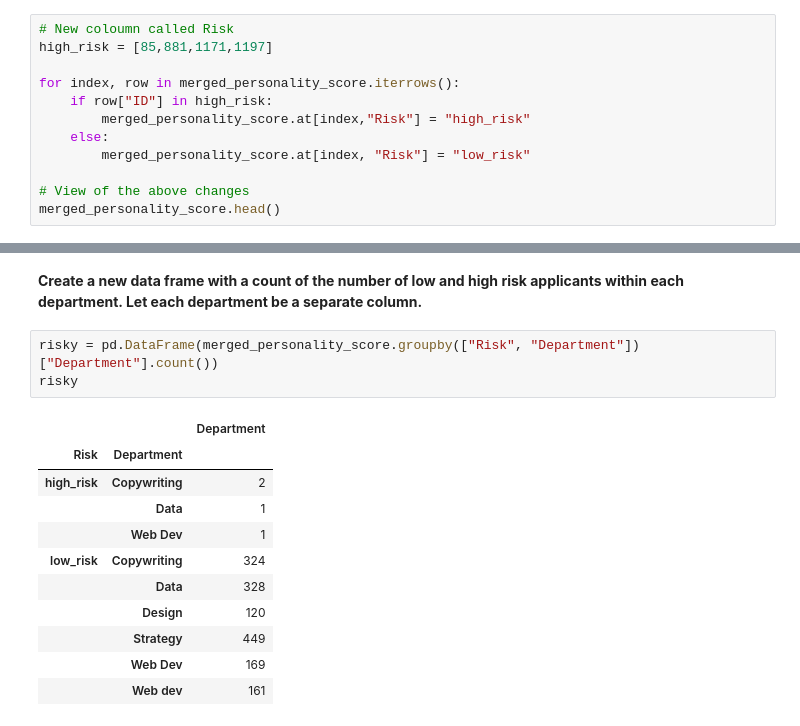
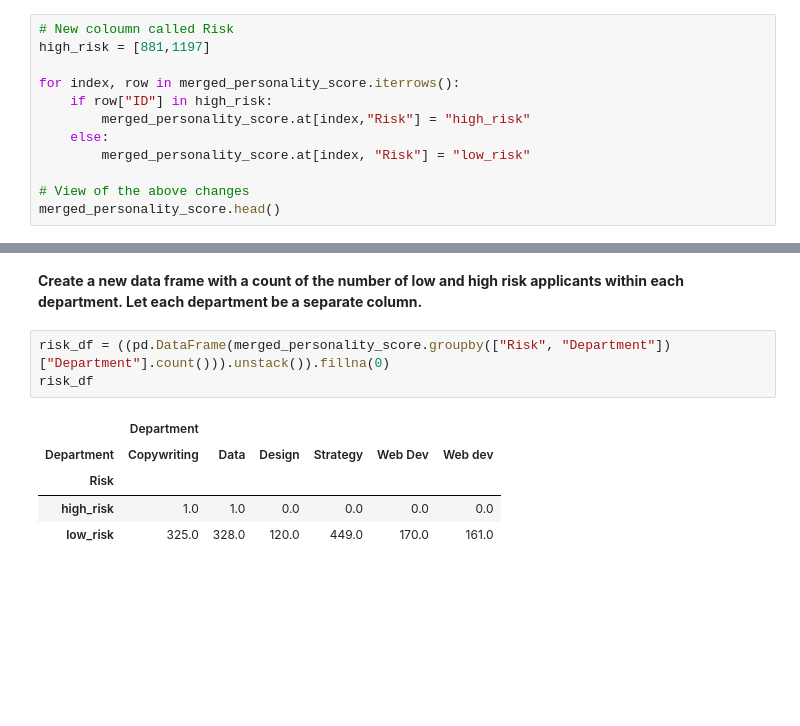
Before and after one commit to ThembaMbulwana/Data-Wrangling, a Jupyter notebook: Data Wrangling.ipynb, the cells around one changed output, grey strips where cells are left out. Cells and saved outputs as stored; diff of their text form; blank space fills up the shorter version.

Commit message:
Unstacking the last dataframe

```diff
--- a/Data Wrangling.ipynb
+++ b/Data Wrangling.ipynb
@@ -123,7 +121,7 @@ True
 | 1197 | 1197 | Copywriting |
 # %%
 # New coloumn called Risk
-high_risk = [85,881,1171,1197]
+high_risk = [881,1197]
 
 for index, row in merged_personality_score.iterrows():
     if row["ID"] in high_risk:
@@ -144,17 +142,11 @@ merged_personality_score.head()
 # %% [markdown]
 **Create a new data frame with a count of the number of low and high risk applicants within each department. Let each department be a separate column.**
 # %%
-risky = pd.DataFrame(merged_personality_score.groupby(["Risk", "Department"])["Department"].count())
-risky
+risk_df = ((pd.DataFrame(merged_personality_score.groupby(["Risk", "Department"])["Department"].count())).unstack()).fillna(0)
+risk_df
 # %% [output]
-|  |  | Department |
-| Risk | Department |  |
-| high_risk | Copywriting | 2 |
-|  | Data | 1 |
-|  | Web Dev | 1 |
-| low_risk | Copywriting | 324 |
-|  | Data | 328 |
-|  | Design | 120 |
-|  | Strategy | 449 |
-|  | Web Dev | 169 |
-|  | Web dev | 161 |
+|  | Department |  |  |  |  |  |
+| Department | Copywriting | Data | Design | Strategy | Web Dev | Web dev |
+| Risk |  |  |  |  |  |  |
+| high_risk | 1.0 | 1.0 | 0.0 | 0.0 | 0.0 | 0.0 |
+| low_risk | 325.0 | 328.0 | 120.0 | 449.0 | 170.0 | 161.0 |
```
Also changed, not shown: parts of 3 cells of this notebook.
